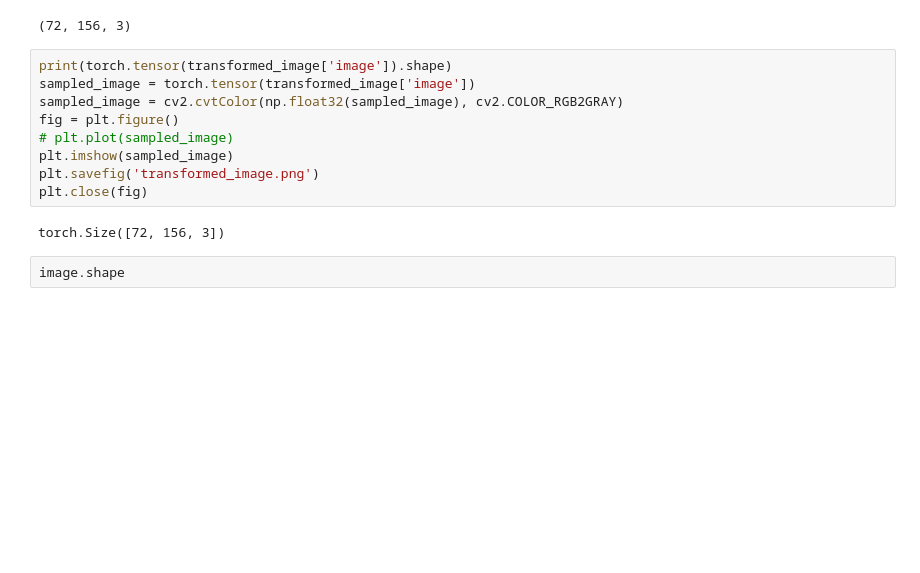
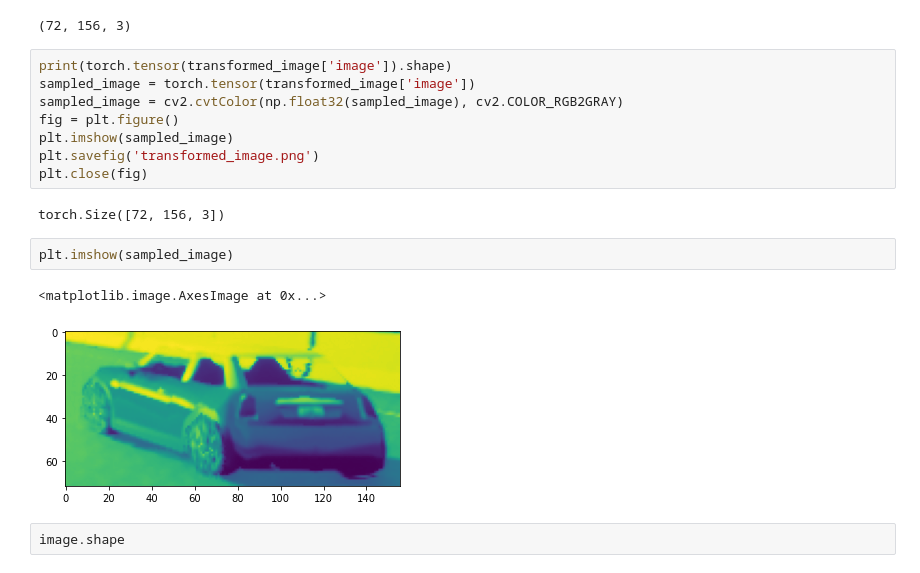
Before and after one commit to Karthik-Ragunath/Semantic-Object-Detection, a Jupyter notebook: GMM.ipynb, the cells around one changed output. Cells and saved outputs as stored; diff of their text form; blank space fills up the shorter version.

```diff
--- a/GMM.ipynb
+++ b/GMM.ipynb
@@ -115,12 +115,16 @@ print(torch.tensor(transformed_image['image']).shape)
 sampled_image = torch.tensor(transformed_image['image'])
 sampled_image = cv2.cvtColor(np.float32(sampled_image), cv2.COLOR_RGB2GRAY)
 fig = plt.figure()
-# plt.plot(sampled_image)
 plt.imshow(sampled_image)
 plt.savefig('transformed_image.png')
 plt.close(fig)
 # %% [output]
 torch.Size([72, 156, 3])
+# %%
+plt.imshow(sampled_image)
+# %% [output]
+<matplotlib.image.AxesImage at 0x...>
+[figure, added]
 # %%
 image.shape
 # %% [output]
```
Also changed, not shown: parts of 17 cells of this notebook, 6 other files.
